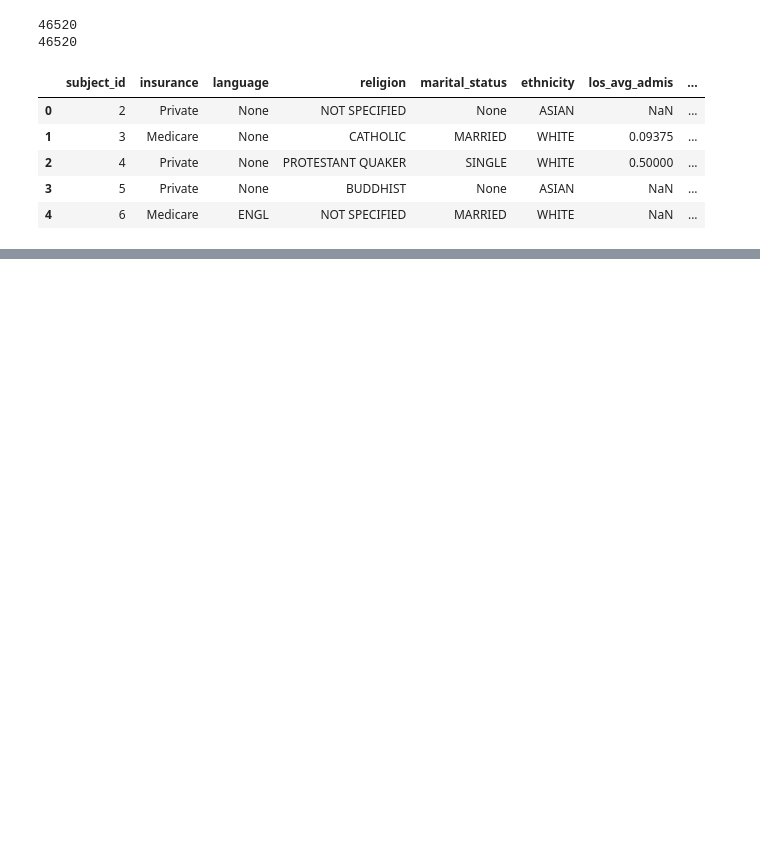
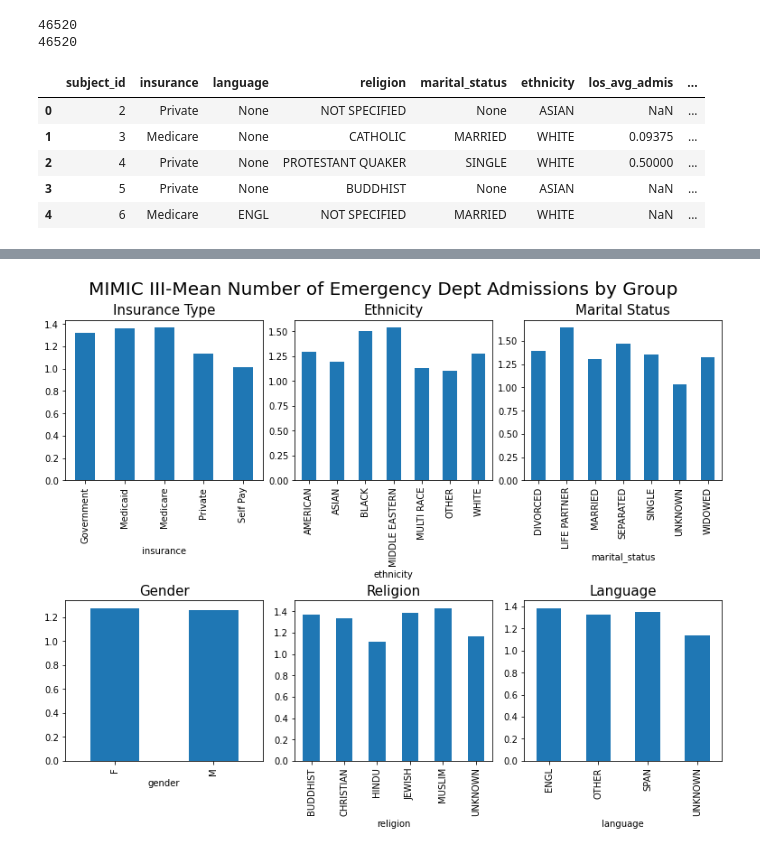
Before and after one commit to lottiewolf/NYCDSA_MIMIC_III, a Jupyter notebook: mimicIII_demographics.ipynb, the cells around one changed output, grey strips where cells are left out. Saved outputs shown, nothing was run; the diff lists cells and outputs as text; code cells hidden in the pictures; blank space fills up the shorter version.

```diff
--- a/mimicIII_demographics.ipynb
+++ b/mimicIII_demographics.ipynb
@@ -320,0 +328,5 @@ print(group.hospital_expire_flag.mean())
+# %%
+#Plot for num of admissions from ADMISSIONS df
+group_plots('MIMIC III-Mean Number of Emergency Dept Admissions by Group', 'num_admis')
+# %% [output]
+[figure, added]
```
Also changed, not shown: parts of 14 cells of this notebook.
